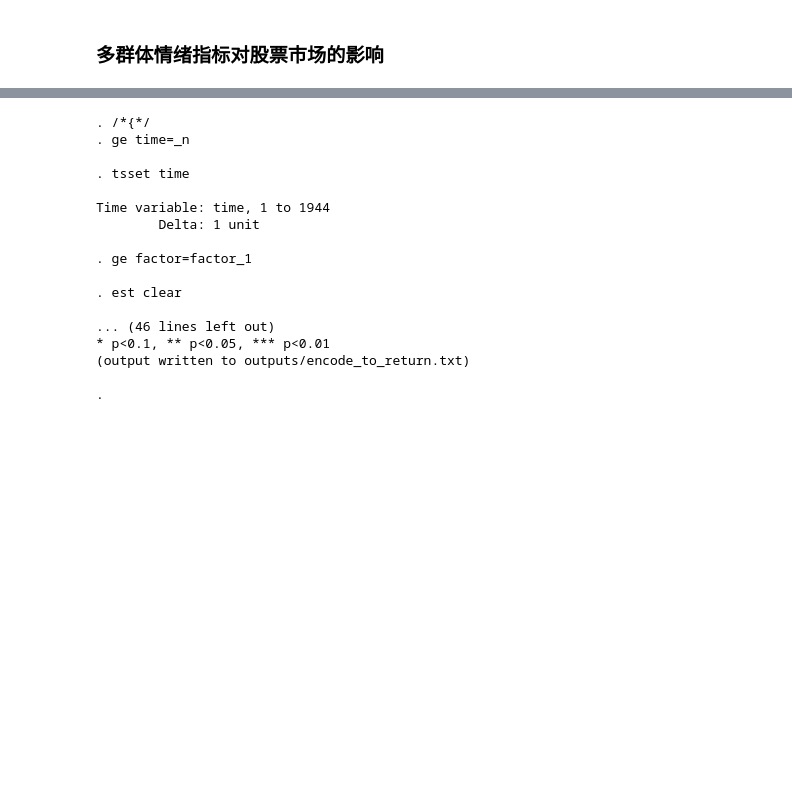
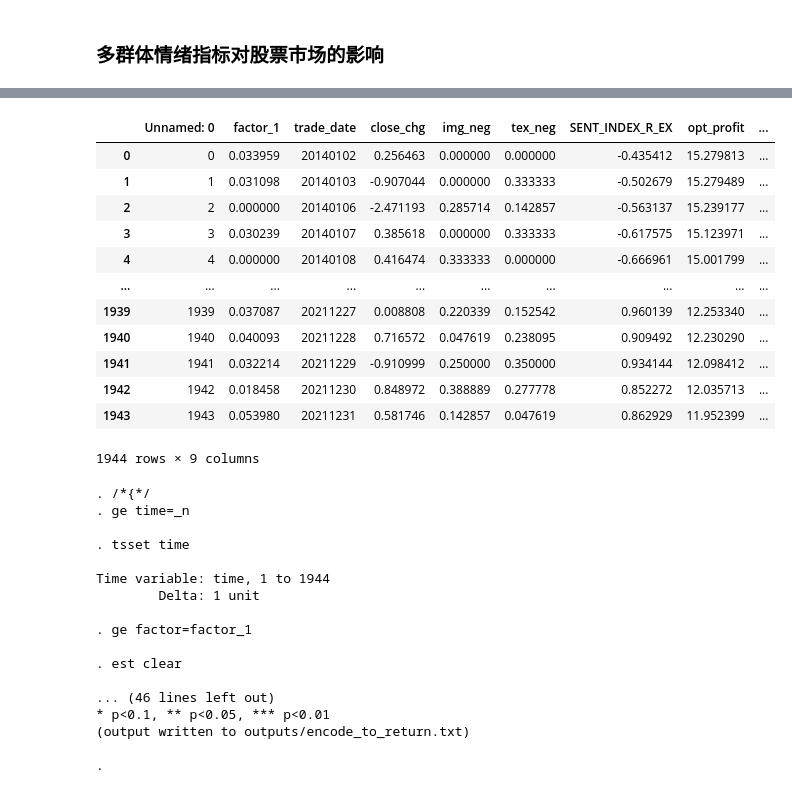
Before and after one commit to Colin-Bao/Investor-Sentiment-Min, a Jupyter notebook: Notebooks/IS-Commit-Min.ipynb, the cells around one changed output, grey strips where cells are left out. Saved outputs shown, nothing was run; the diff lists cells and outputs as text; code cells hidden in the pictures; blank space fills up the shorter version.

```diff
--- a/Notebooks/IS-Commit-Min.ipynb
+++ b/Notebooks/IS-Commit-Min.ipynb
@@ -448,3 +476,20 @@ df_en
+# %%
+df_en=pd.read_csv('outputs/sentindex_fusion.csv').astype(dtype={'trade_date': 'str'})
+df_en
+# %% [output]
+|  | Unnamed: 0 | factor_1 | trade_date | close_chg | img_neg | tex_neg | SENT_INDEX_R_EX | opt_profit | ... |
+| 0 | 0 | 0.033959 | 20140102 | 0.256463 | 0.000000 | 0.000000 | -0.435412 | 15.279813 | ... |
+| 1 | 1 | 0.031098 | 20140103 | -0.907044 | 0.000000 | 0.333333 | -0.502679 | 15.279489 | ... |
+| 2 | 2 | 0.000000 | 20140106 | -2.471193 | 0.285714 | 0.142857 | -0.563137 | 15.239177 | ... |
+| 3 | 3 | 0.030239 | 20140107 | 0.385618 | 0.000000 | 0.333333 | -0.617575 | 15.123971 | ... |
+| 4 | 4 | 0.000000 | 20140108 | 0.416474 | 0.333333 | 0.000000 | -0.666961 | 15.001799 | ... |
+| ... | ... | ... | ... | ... | ... | ... | ... | ... | ... |
+| 1939 | 1939 | 0.037087 | 20211227 | 0.008808 | 0.220339 | 0.152542 | 0.960139 | 12.253340 | ... |
+| 1940 | 1940 | 0.040093 | 20211228 | 0.716572 | 0.047619 | 0.238095 | 0.909492 | 12.230290 | ... |
+| 1941 | 1941 | 0.032214 | 20211229 | -0.910999 | 0.250000 | 0.350000 | 0.934144 | 12.098412 | ... |
+| 1942 | 1942 | 0.018458 | 20211230 | 0.848972 | 0.388889 | 0.277778 | 0.852272 | 12.035713 | ... |
+| 1943 | 1943 | 0.053980 | 20211231 | 0.581746 | 0.142857 | 0.047619 | 0.862929 | 11.952399 | ... |
+1944 rows × 9 columns
 # %%
 # @formatter:off
 # %%
```
Also changed, not shown: parts of 7 cells of this notebook, 6 other files.
